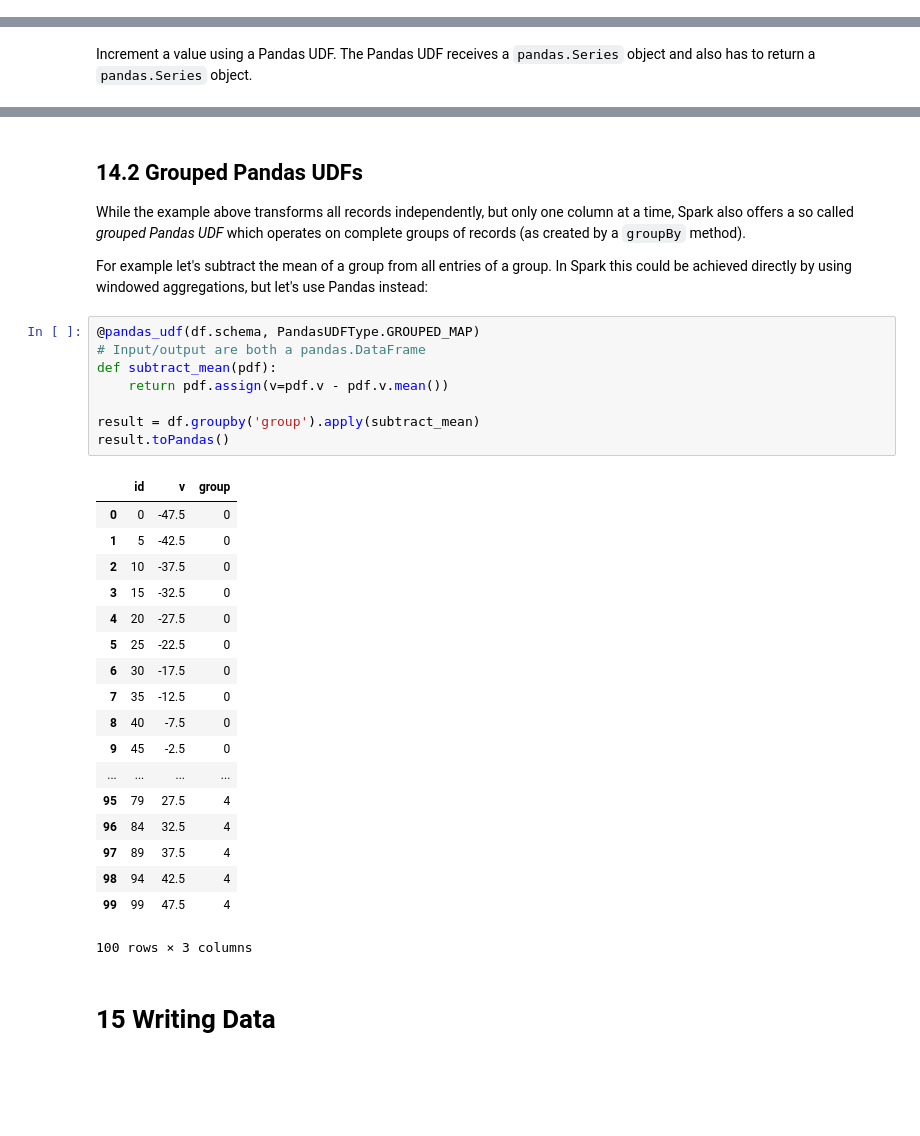
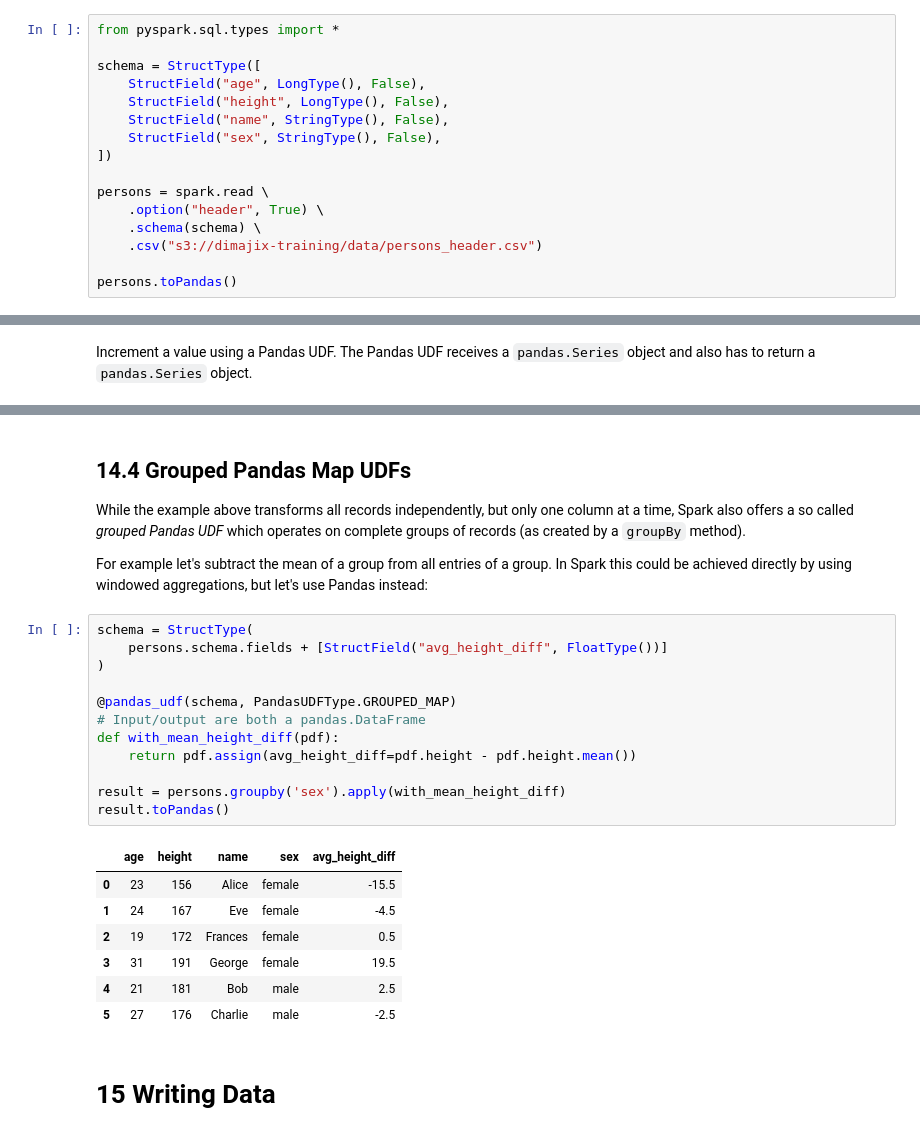
Before and after one commit to dimajix/spark-training, a Jupyter notebook: spark-python/jupyter-pyspark/PySpark DataFrame Full.ipynb, the cells around one changed output, grey strips where cells are left out. Drawn from its saved outputs; the diff is of its cells as text; blank space fills up the shorter version.

```diff
--- a/spark-python/jupyter-pyspark/PySpark DataFrame Full.ipynb
+++ b/spark-python/jupyter-pyspark/PySpark DataFrame Full.ipynb
@@ -125,0 +148,16 @@ persons.show()
+# %%
+from pyspark.sql.types import *
+
+schema = StructType([
+    StructField("age", LongType(), False),
+    StructField("height", LongType(), False),
+    StructField("name", StringType(), False),
+    StructField("sex", StringType(), False),
+])
+
+persons = spark.read \
+    .option("header", True) \
+    .schema(schema) \
+    .csv("s3://dimajix-training/data/persons_header.csv")
+
+persons.toPandas()
@@ -924,35 +1017,28 @@ result.toPandas()
 # %% [markdown]
-## 14.2 Grouped Pandas UDFs
+## 14.4 Grouped Pandas Map UDFs
 While the example above transforms all records independently, but only one column at a time, Spark also offers a so called *grouped Pandas UDF* which operates on complete groups of records (as created by a `groupBy` method).
 
 For example let's subtract the mean of a group from all entries of a group. In Spark this could be achieved directly by using windowed aggregations, but let's use Pandas instead:
 # %%
-@pandas_udf(df.schema, PandasUDFType.GROUPED_MAP)
+schema = StructType(
+    persons.schema.fields + [StructField("avg_height_diff", FloatType())]
+)
+
+@pandas_udf(schema, PandasUDFType.GROUPED_MAP)
 # Input/output are both a pandas.DataFrame
-def subtract_mean(pdf):
-    return pdf.assign(v=pdf.v - pdf.v.mean())
+def with_mean_height_diff(pdf):
+    return pdf.assign(avg_height_diff=pdf.height - pdf.height.mean())
 
-result = df.groupby('group').apply(subtract_mean)
+result = persons.groupby('sex').apply(with_mean_height_diff)
 result.toPandas()
 # %% [output]
-|  | id | v | group |
-| 0 | 0 | -47.5 | 0 |
-| 1 | 5 | -42.5 | 0 |
-| 2 | 10 | -37.5 | 0 |
-| 3 | 15 | -32.5 | 0 |
-| 4 | 20 | -27.5 | 0 |
-| 5 | 25 | -22.5 | 0 |
-| 6 | 30 | -17.5 | 0 |
-| 7 | 35 | -12.5 | 0 |
-| 8 | 40 | -7.5 | 0 |
-| 9 | 45 | -2.5 | 0 |
-| ... | ... | ... | ... |
-| 95 | 79 | 27.5 | 4 |
-| 96 | 84 | 32.5 | 4 |
-| 97 | 89 | 37.5 | 4 |
-| 98 | 94 | 42.5 | 4 |
-| 99 | 99 | 47.5 | 4 |
+|  | age | height | name | sex | avg_height_diff |
+| 0 | 23 | 156 | Alice | female | -15.5 |
+| 1 | 24 | 167 | Eve | female | -4.5 |
+| 2 | 19 | 172 | Frances | female | 0.5 |
+| 3 | 31 | 191 | George | female | 19.5 |
+| 4 | 21 | 181 | Bob | male | 2.5 |
+| 5 | 27 | 176 | Charlie | male | -2.5 |
-100 rows × 3 columns
 # %% [markdown]
 # 15 Writing Data
 # %%
```
Also changed, not shown: parts of 39 cells of this notebook, 1 other file.
